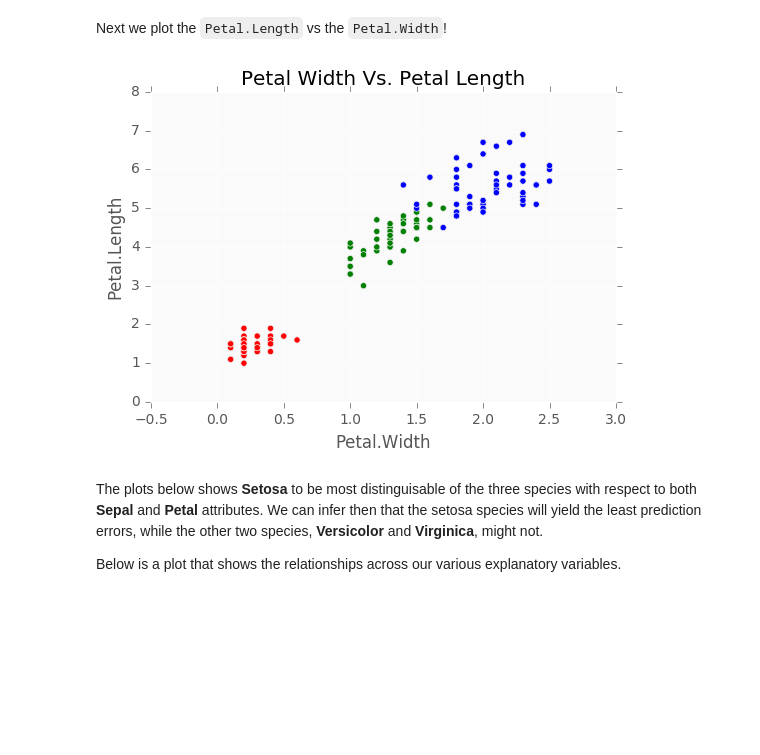
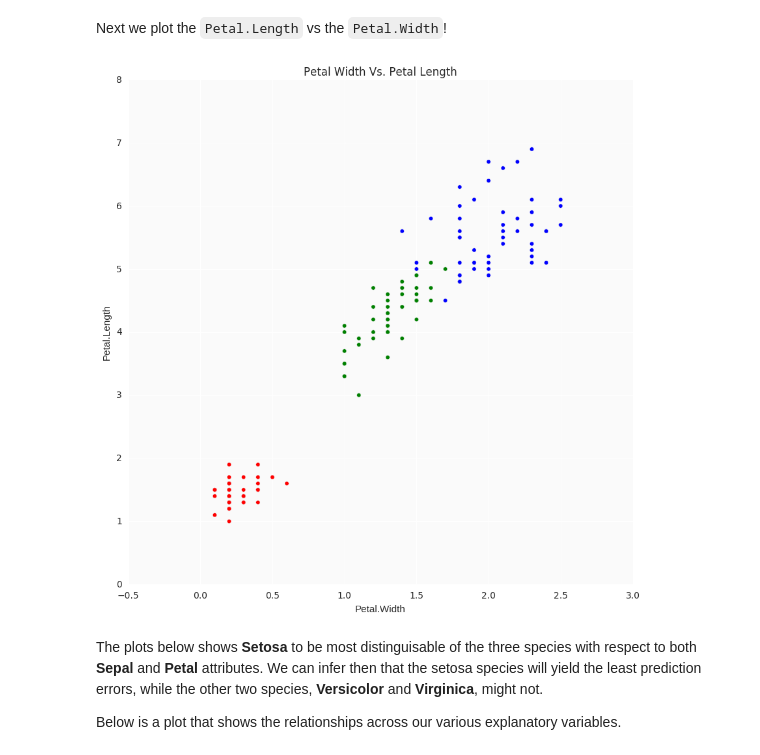
Before and after one commit to dcamposliz/classification_iris, a Jupyter notebook: kNearestNeighbor.ipynb, the cells around one changed output. Saved outputs shown, nothing was run; the diff lists cells and outputs as text; code cells hidden in the pictures; blank space fills up the shorter version.

```diff
--- a/kNearestNeighbor.ipynb
+++ b/kNearestNeighbor.ipynb
@@ -56,23 +56,23 @@ plt.show()
 # %% [markdown]
 Next we plot the `Petal.Length` vs the `Petal.Width`!
 # %%
-fig, ax = plt.subplots()
+fig, ax = plt.subplots(figsize=(10, 10))
 
 # REFERENCE (SINCE COULDN'T FIND WAY TO DO USING JUST simple matplotlib commands):
 # http://stackoverflow.com/questions/26139423/plot-different-color-for-different-categorical-levels-using-matplotlib
 colors = {'Iris-setosa':'red', 'Iris-versicolor':'green', 'Iris-virginica':'blue'}
 
 ax.set_axis_bgcolor('#fafafa')
 
 plt.title("Petal Width Vs. Petal Length")
 plt.xlabel("Petal.Width")
 plt.ylabel("Petal.Length")
 
 plt.scatter(iris['Petal.Width'], iris['Petal.Length'],
             c = iris['Species'].apply(lambda x: colors[x]))
 plt.show()
 # %% [output]
-[figure, old version]
+[figure, new version]
 # %% [markdown]
  The plots below shows **Setosa** to be most distinguisable of the three species with respect to both **Sepal** and **Petal** attributes. We can infer then that the setosa species will yield the least prediction errors, while the other two species, **Versicolor** and **Virginica**, might not.
 
```
Also changed, not shown: parts of 1 cell of this notebook.
